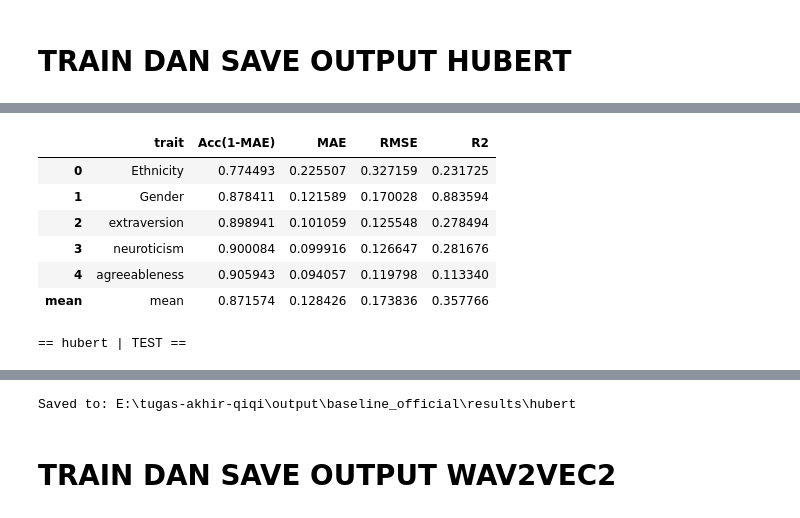
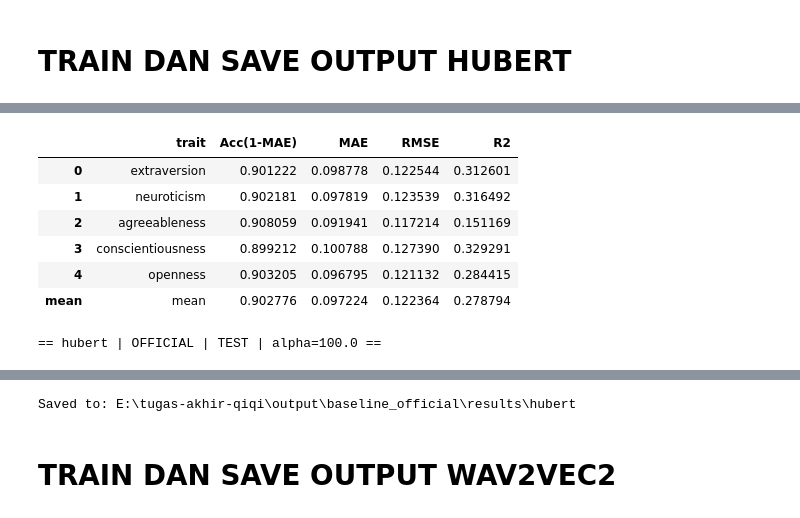
Before and after one commit to qiqioberon/tugas-akhir-qq, a Jupyter notebook: code/skenario_baseline_official.ipynb, the cells around one changed output, grey strips where cells are left out. Cells and saved outputs as stored; diff of their text form; code cells hidden in the pictures.

```diff
--- a/code/skenario_baseline_official.ipynb
+++ b/code/skenario_baseline_official.ipynb
@@ -518,7 +518,7 @@ Hidden size: 768
 # **TRAIN DAN SAVE OUTPUT HUBERT**
 # %%
 # =========================
-# 5) Train Ridge Regressor (baseline) + Eval (official) for 1 backbone
+# 5) Train Ridge Regressor (baseline) + Eval (OFFICIAL) + Tuning alpha
 # =========================
 
 import numpy as np
@@ -528,6 +528,7 @@ from sklearn.preprocessing import StandardScaler
 from sklearn.linear_model import Ridge
 from sklearn.multioutput import MultiOutputRegressor
 from sklearn.metrics import mean_absolute_error, mean_squared_error, r2_score
+import joblib, json
 
 BACKBONE_KEY = "hubert"  # ganti: "wav2vec2" / "wavlm"
 
@@ -548,12 +549,10 @@ print("X_train:", X_train.shape, "X_val:", X_val.shape, "X_test:", X_test.shape)
 
 # --- auto-detect label columns (ambil 5 kolom float yang bukan id/path/group)
 def detect_label_cols(df):
-    exclude = set([c for c in df.columns if any(k in c.lower() for k in ["clip", "id", "path", "file", "group", "split"])])
+    exclude = set([c for c in df.columns if any(k in c.lower() for k in ["clip", "id", "path", "file", "group", "split", "ethnicity", "gender"])])
     num_cols = [c for c in df.columns if (c not in exclude) and pd.api.types.is_numeric_dtype(df[c])]
-    # heuristik: label big five biasanya 5 kolom numerik
     if len(num_cols) < 5:
         raise ValueError(f"Kolom numerik kandidat label kurang dari 5: {num_cols}")
-    # ambil 5 kolom numerik pertama (atau kamu bisa urutkan sesuai nama)
     return num_cols[:5]
 
 label_cols = detect_label_cols(df_train)
@@ -569,13 +568,30 @@ X_train_s = scaler.fit_transform(X_train)
 X_val_s   = scaler.transform(X_val)
 X_test_s  = scaler.transform(X_test)
 
-# --- ridge multi-output
-ridge = Ridge(alpha=1.0, random_state=42)
-model = MultiOutputRegressor(ridge)
+# --- tuning alpha on VAL (pakai mean MAE gabungan 5 trait)
+ALPHAS = [0.1, 1.0, 10.0, 100.0]  # boleh kamu perluas
+best_alpha = None
+best_val_mae = 1e9
+best_model = None
 
-model.fit(X_train_s, y_train)
+for a in ALPHAS:
+    ridge = Ridge(alpha=a, random_state=42)
+    model = MultiOutputRegressor(ridge)
+    model.fit(X_train_s, y_train)
 
-# --- predict
+    pred_val_tmp = model.predict(X_val_s)
+    mae_val_tmp = mean_absolute_error(y_val, pred_val_tmp)  # mean MAE across all traits
+    print(f"alpha={a:<6} | val mean MAE={mae_val_tmp:.6f}")
+
+    if mae_val_tmp < best_val_mae:
+        best_val_mae = mae_val_tmp
+        best_alpha = a
+        best_model = model
+
+print(f"\nBest alpha = {best_alpha} (val mean MAE = {best_val_mae:.6f})")
+
+# --- final predict pakai best_model
+model = best_model
 pred_val  = model.predict(X_val_s)
 pred_test = model.predict(X_test_s)
 
@@ -584,8 +600,8 @@ def metrics(y_true, y_pred, name=""):
     rmse = np.sqrt(mean_squared_error(y_true, y_pred, multioutput="raw_values"))
     r2   = r2_score(y_true, y_pred, multioutput="raw_values")
 
-    acc = 1.0 - mae                       # Acc_j = 1 - MAE_j
-    mean_acc = acc.mean()                 # mean accuracy (rata-rata 5 trait)
+    acc = 1.0 - mae
+    mean_acc = acc.mean()
 
     dfm = pd.DataFrame({
         "trait": label_cols,
@@ -594,23 +610,21 @@ def metrics(y_true, y_pred, name=""):
         "RMSE": rmse,
         "R2": r2,
     })
-
     dfm.loc["mean"] = ["mean", mean_acc, mae.mean(), rmse.mean(), r2.mean()]
 
     print(f"\n== {name} ==")
     display(dfm)
     return dfm
 
-
-m_val  = metrics(y_val,  pred_val,  f"{BACKBONE_KEY} | VAL")
-m_test = metrics(y_test, pred_test, f"{BACKBONE_KEY} | TEST")
+m_val  = metrics(y_val,  pred_val,  f"{BACKBONE_KEY} | OFFICIAL | VAL | alpha={best_alpha}")
+m_test = metrics(y_test, pred_test, f"{BACKBONE_KEY} | OFFICIAL | TEST | alpha={best_alpha}")
 
 # --- save outputs
 OUT_DIR = ROOT / "output" / "baseline_official" / "results" / BACKBONE_KEY
 OUT_DIR.mkdir(parents=True, exist_ok=True)
 
 # save preds
-pd.DataFrame({"clip_id": val_ids, **{f"pred_{c}": pred_val[:,i] for i,c in enumerate(label_cols)}})\
+pd.DataFrame({"clip_id": val_ids,  **{f"pred_{c}": pred_val[:,i]  for i,c in enumerate(label_cols)}})\
   .to_csv(OUT_DIR / "pred_val.csv", index=False)
 pd.DataFrame({"clip_id": test_ids, **{f"pred_{c}": pred_test[:,i] for i,c in enumerate(label_cols)}})\
   .to_csv(OUT_DIR / "pred_test.csv", index=False)
@@ -619,10 +633,19 @@ pd.DataFrame({"clip_id": test_ids, **{f"pred_{c}": pred_test[:,i] for i,c in enu
 m_val.to_csv(OUT_DIR / "metrics_val.csv", index=False)
 m_test.to_csv(OUT_DIR / "metrics_test.csv", index=False)
 
-# save scaler + model (joblib)
-import joblib
+# save scaler + model
 joblib.dump(scaler, OUT_DIR / "scaler.joblib")
-joblib.dump(model, OUT_DIR / "ridge_multioutput.joblib")
+joblib.dump(model,  OUT_DIR / "ridge_multioutput.joblib")
+
+# save meta (optional, tapi kepake buat tracking)
+meta = {
+    "backbone": BACKBONE_KEY,
+    "alpha": float(best_alpha) if best_alpha is not None else None,
+    "alphas_tried": ALPHAS,
+    "label_cols": label_cols,
+    "shapes": {"train": list(X_train.shape), "val": list(X_val.shape), "test": list(X_test.shape)},
+}
+(Path(OUT_DIR) / "meta.json").write_text(json.dumps(meta, indent=2), encoding="utf-8")
 
 print("\nSaved to:", OUT_DIR)
 # %% [output]
@@ -633,9 +662,9 @@ Label cols: ['Ethnicity', 'Gender', 'extraversion', 'neuroticism', 'agreeablenes
 |  | trait | Acc(1-MAE) | MAE | RMSE | R2 |
-| 0 | Ethnicity | 0.774493 | 0.225507 | 0.327159 | 0.231725 |
-| 1 | Gender | 0.878411 | 0.121589 | 0.170028 | 0.883594 |
-| 2 | extraversion | 0.898941 | 0.101059 | 0.125548 | 0.278494 |
-| 3 | neuroticism | 0.900084 | 0.099916 | 0.126647 | 0.281676 |
-| 4 | agreeableness | 0.905943 | 0.094057 | 0.119798 | 0.113340 |
-| mean | mean | 0.871574 | 0.128426 | 0.173836 | 0.357766 |
+| 0 | extraversion | 0.901222 | 0.098778 | 0.122544 | 0.312601 |
+| 1 | neuroticism | 0.902181 | 0.097819 | 0.123539 | 0.316492 |
+| 2 | agreeableness | 0.908059 | 0.091941 | 0.117214 | 0.151169 |
+| 3 | conscientiousness | 0.899212 | 0.100788 | 0.127390 | 0.329291 |
+| 4 | openness | 0.903205 | 0.096795 | 0.121132 | 0.284415 |
+| mean | mean | 0.902776 | 0.097224 | 0.122364 | 0.278794 |
-== hubert | TEST ==
+== hubert | OFFICIAL | TEST | alpha=100.0 ==
 |  | trait | Acc(1-MAE) | MAE | RMSE | R2 |
```
Also changed, not shown: parts of 8 cells of this notebook, 30 other files.
